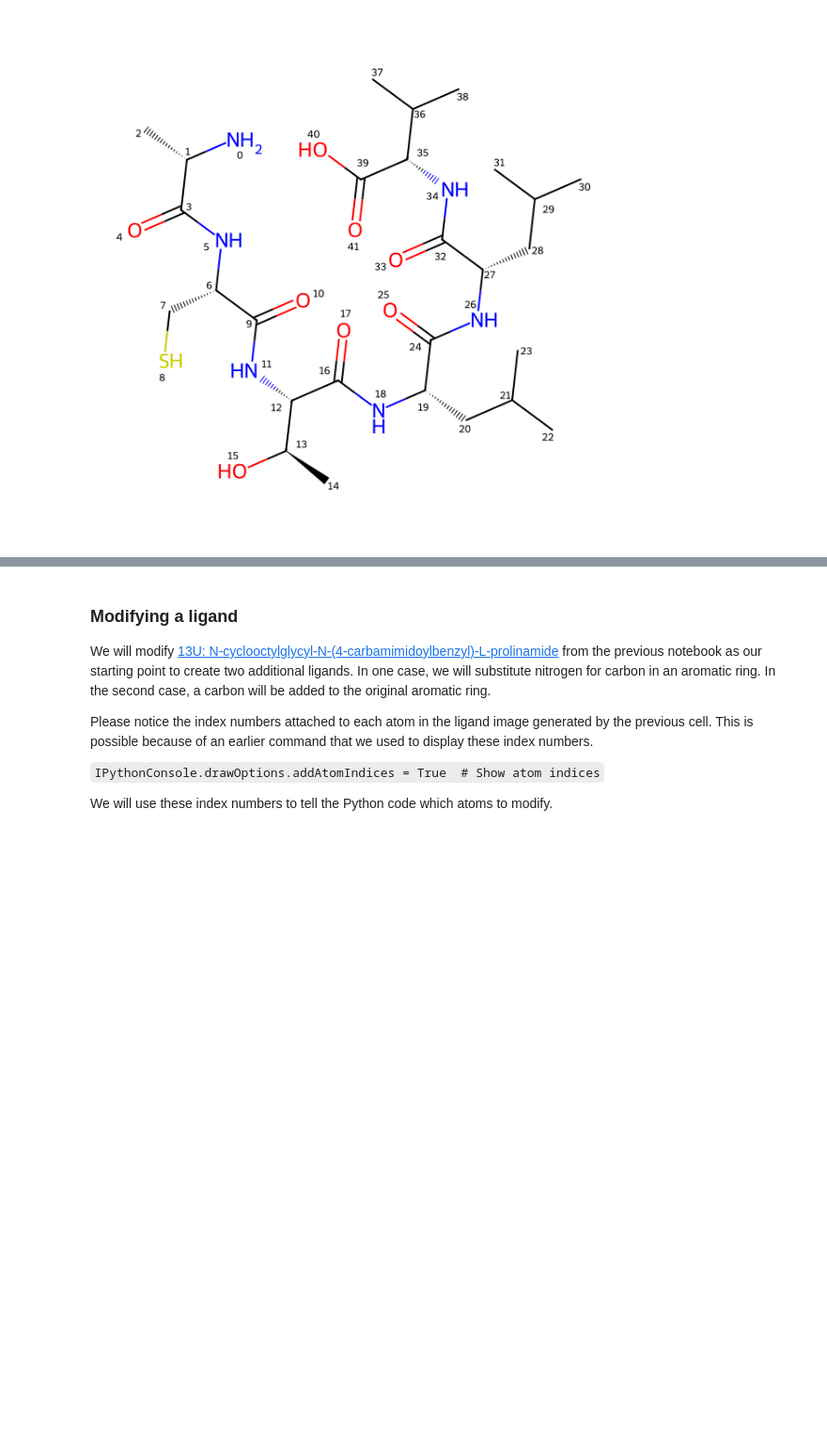
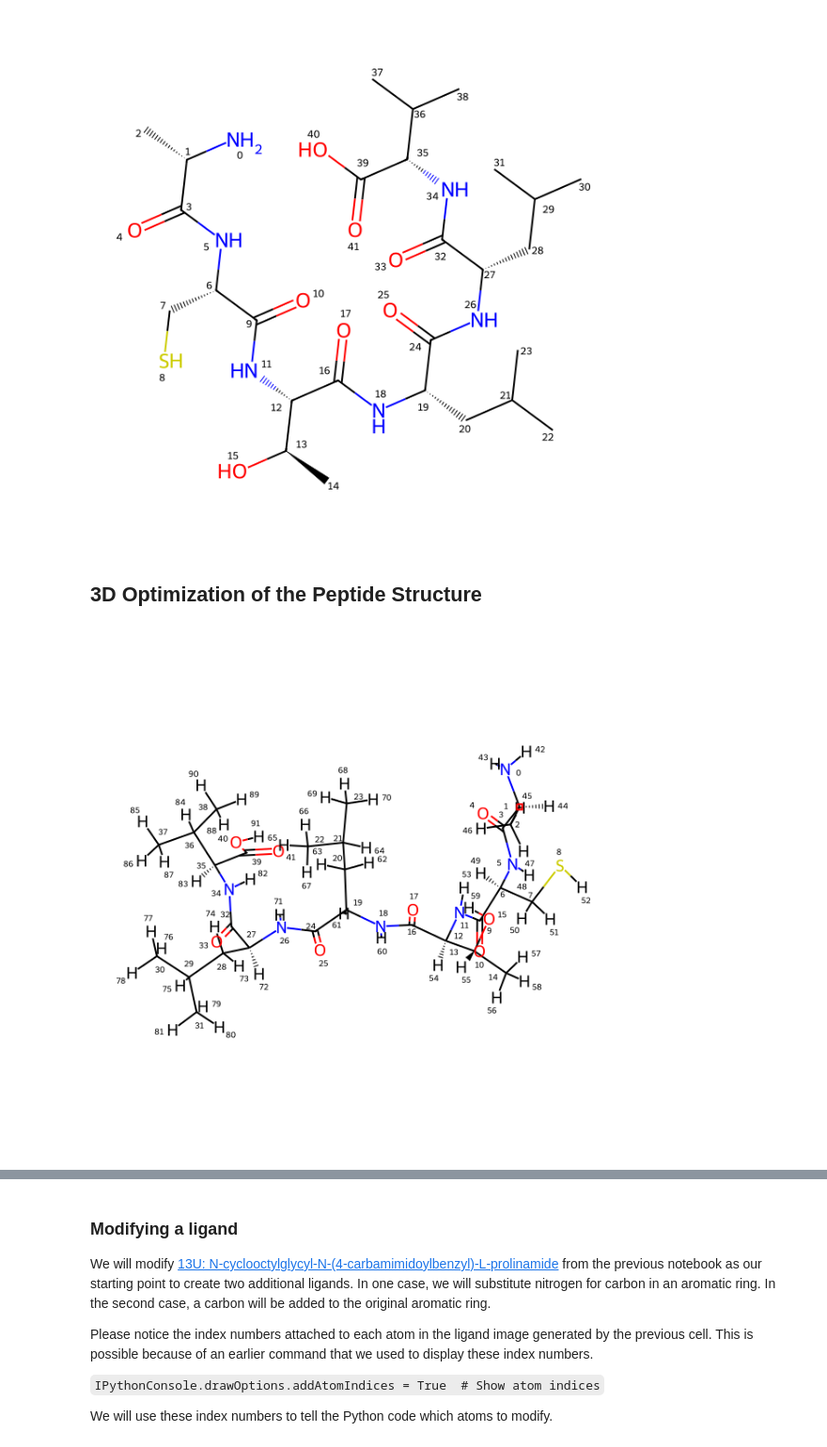
Before and after one commit to codeBMB/google_colabs, a Jupyter notebook: python_colabs/BASIL/molecule_manipulation.ipynb, the cells around one changed output, grey strips where cells are left out. Shown at 94% size. Drawn from its saved outputs; the diff is of its cells as text; code cells hidden in the pictures; blank space fills up the shorter version.

```diff
--- a/python_colabs/BASIL/molecule_manipulation.ipynb
+++ b/python_colabs/BASIL/molecule_manipulation.ipynb
@@ -188,3 +184,28 @@ peptide = Chem.MolFromSmiles('[H]N[C@@H](C)C(=O)N[C@@H](CS)C(=O)N[C@@H]([C@@H](C
 peptide
 # %% [output]
 [figure]
+# %% [markdown]
+## 3D Optimization of the Peptide Structure
+# %%
+from rdkit import Chem
+from rdkit.Chem import AllChem
+
+# Assuming you have a 2D Mol object, for example:
+# mol_2d = Chem.MolFromSmiles('CCO') # Replace with your actual 2D Mol object
+
+# Add hydrogens to the molecule
+mol_with_h = Chem.AddHs(peptide) # Using the peptide from earlier as an example
+
+# Generate 3D coordinates for the molecule
+# -1 refers to a random seed for the conformer generation
+# AllChem.EmbedMolecule returns 0 if successful, -1 otherwise
+AllChem.EmbedMolecule(mol_with_h, AllChem.ETKDGv3())
+
+# Optimize the 3D structure using the MMFF force field
+# AllChem.MMFFOptimizeMolecule returns 0 if successful, 1 if optimization failed
+AllChem.MMFFOptimizeMolecule(mol_with_h)
+
+# Display the 3D molecule (optional, depending on your environment setup)
+mol_with_h
+# %% [output]
+[figure, added]
```
Also changed, not shown: parts of 12 cells of this notebook.
